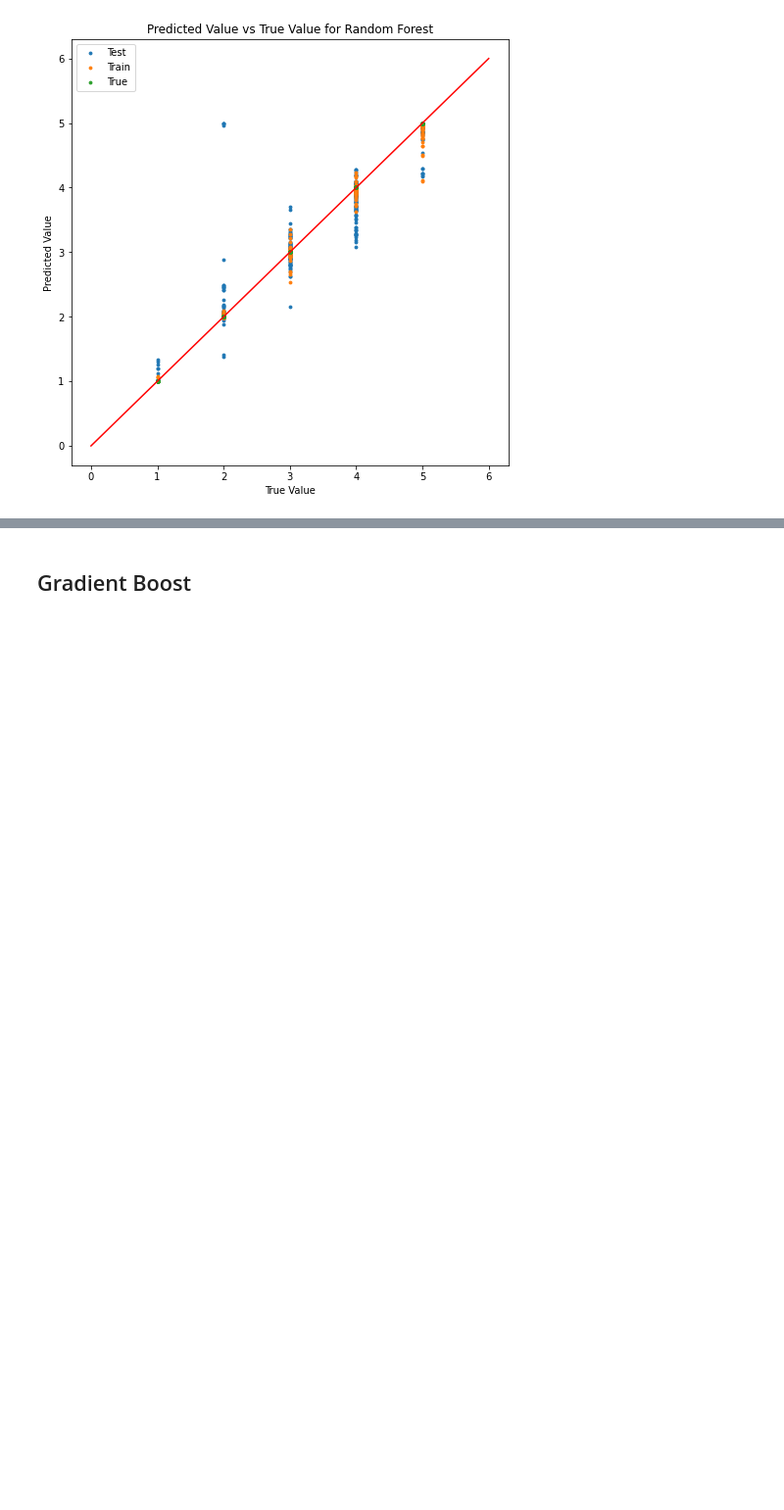
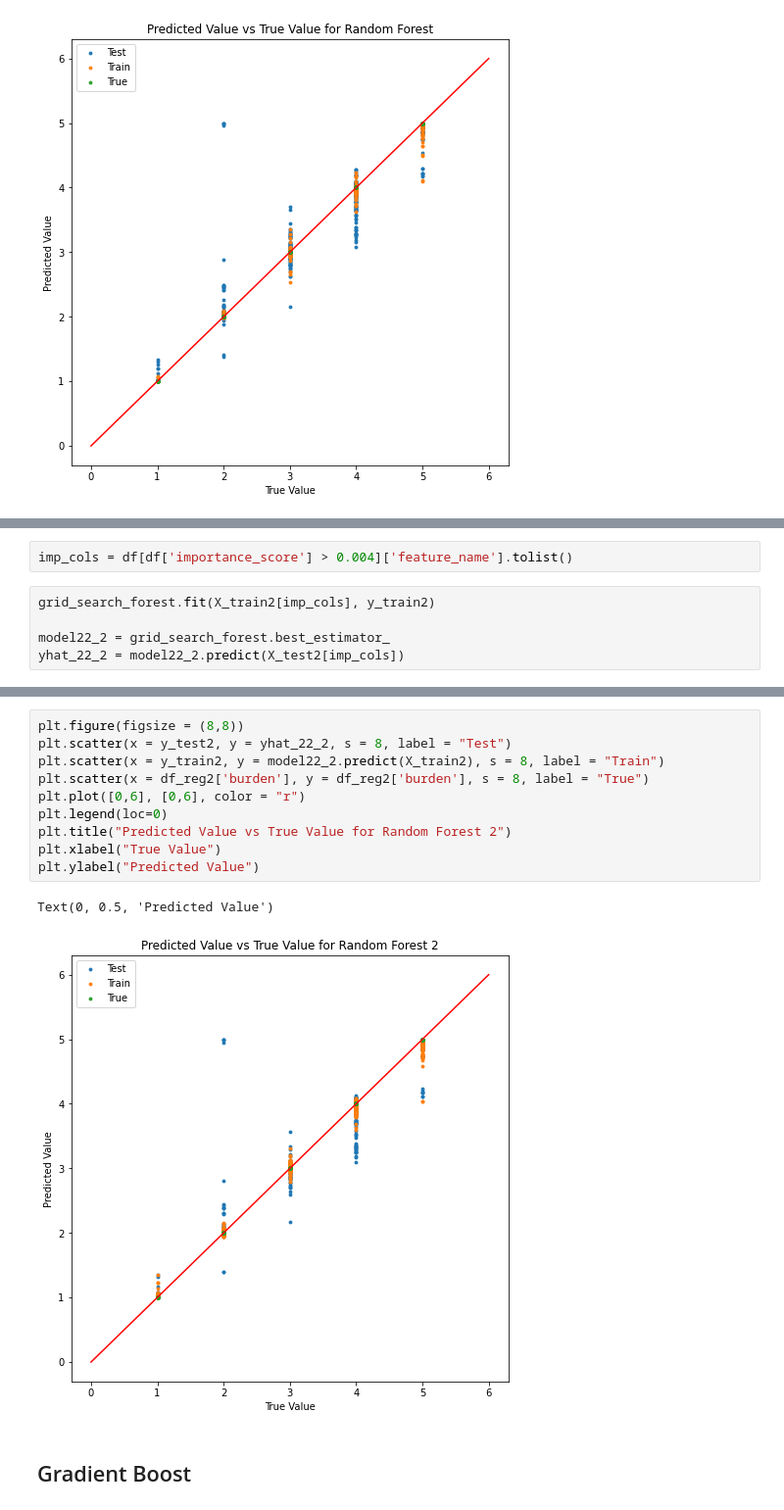
Before and after one commit to woonsupkim/BurdenofCare, a Jupyter notebook: burden2.ipynb, the cells around one changed output, grey strips where cells are left out. Shown: that part at 98% size. Cells and saved outputs as stored; diff of their text form; blank space fills up the shorter version.

```diff
--- a/burden2.ipynb
+++ b/burden2.ipynb
@@ -621,0 +634,7 @@ Text(0, 0.5, 'Predicted Value')
+# %%
+imp_cols = df[df['importance_score'] > 0.004]['feature_name'].tolist()
+# %%
+grid_search_forest.fit(X_train2[imp_cols], y_train2)
+
+model22_2 = grid_search_forest.best_estimator_
+yhat_22_2 = model22_2.predict(X_test2[imp_cols])
@@ -622,3 +672,16 @@ Text(0, 0.5, 'Predicted Value')
+# %%
+plt.figure(figsize = (8,8))
+plt.scatter(x = y_test2, y = yhat_22_2, s = 8, label = "Test")
+plt.scatter(x = y_train2, y = model22_2.predict(X_train2), s = 8, label = "Train")
+plt.scatter(x = df_reg2['burden'], y = df_reg2['burden'], s = 8, label = "True")
+plt.plot([0,6], [0,6], color = "r")
+plt.legend(loc=0)
+plt.title("Predicted Value vs True Value for Random Forest 2")
+plt.xlabel("True Value")
+plt.ylabel("Predicted Value")
+# %% [output]
+Text(0, 0.5, 'Predicted Value')
+[figure, added]
 # %% [markdown]
 ## Gradient Boost
 # %%
```
Also changed, not shown: parts of 5 cells of this notebook.
